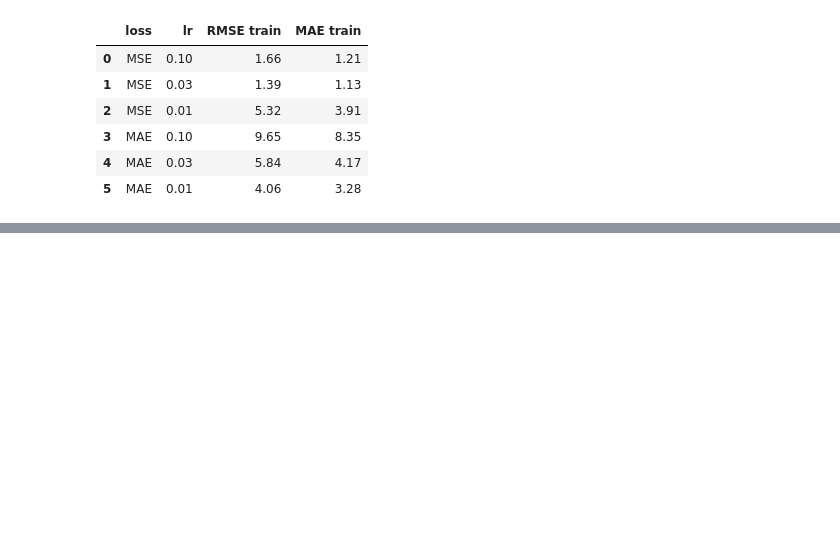
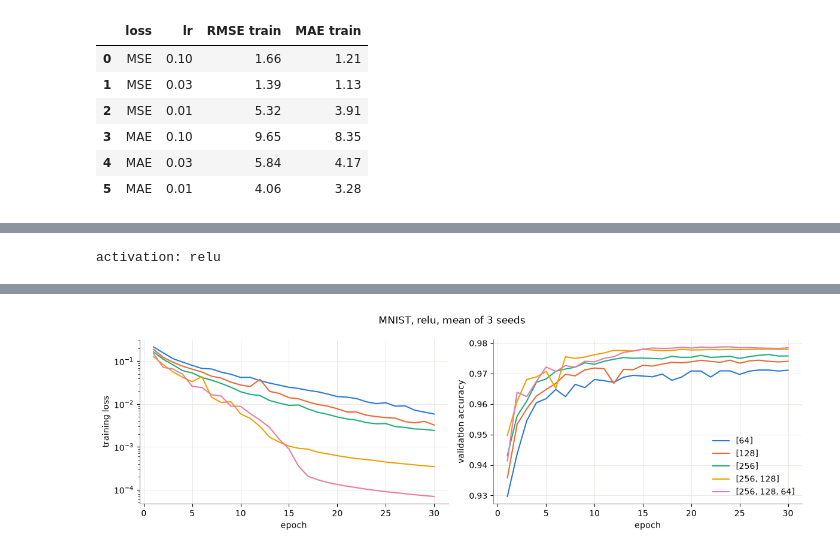
Before and after one commit to YouRekt/NeuralNetworks, a Jupyter notebook: Projekt1.ipynb, the cells around one changed output, grey strips where cells are left out. Saved outputs shown, nothing was run; the diff lists cells and outputs as text; code cells hidden in the pictures; blank space fills up the shorter version.

```diff
--- a/Projekt1.ipynb
+++ b/Projekt1.ipynb
@@ -603,0 +733,13 @@ display(lr_table.round(2))
+# %%
+BEST_ACTIVATION = act_table["best accuracy val"].idxmax()
+ARCHITECTURES_MNIST = [[64], [128], [256], [256, 128], [256, 128, 64]]
+
+arch_table, arch_curves = run_mnist({str(hidden): (hidden, ACTIVATIONS[BEST_ACTIVATION]) for hidden in ARCHITECTURES_MNIST})
+arch_table.to_csv("results/mnist_architecture.csv")
+print("activation:", BEST_ACTIVATION)
+display(arch_table.round(4))
+arch_colors = dict(zip(arch_curves, LINE_SERIES))
+plot_mnist_curves(arch_curves, arch_colors, f"MNIST, {BEST_ACTIVATION}, mean of 3 seeds").savefig("figures/mnist_architecture.png")
+plt.show()
+# %% [output]
+activation: relu
@@ -603,0 +753 @@ display(lr_table.round(2))
+[figure, added]
```
Also changed, not shown: parts of 15 cells of this notebook, 2 other files.
